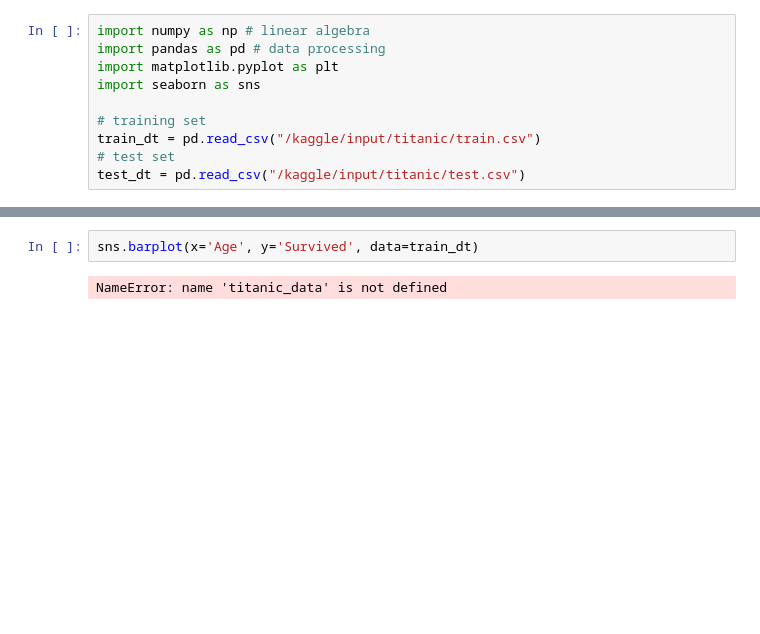
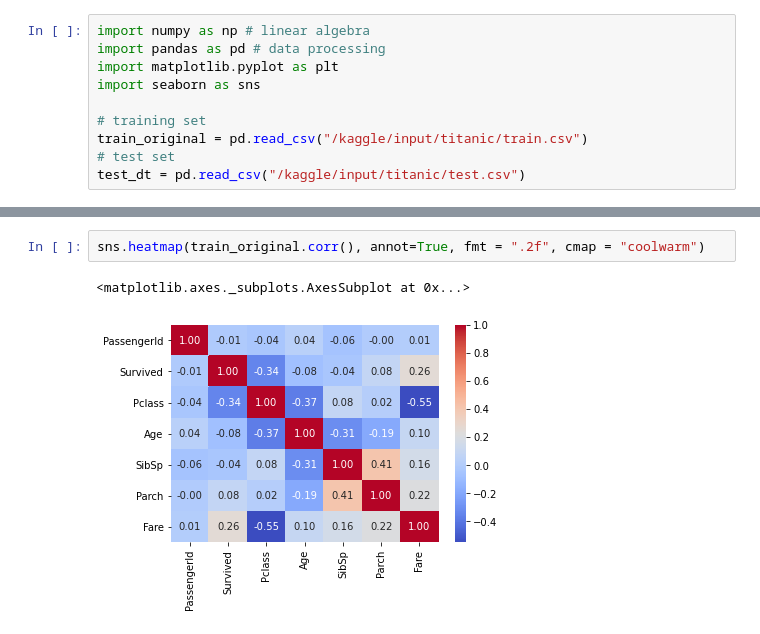
Before and after one commit to estelavilasboas/Kaggle-Titanic-Machine-Learning-from-Disaster, a Jupyter notebook: competition-titanic-machine-learning.ipynb, the cells around one changed output, grey strips where cells are left out. Saved outputs shown, nothing was run; the diff lists cells and outputs as text; blank space fills up the shorter version.

```diff
--- a/competition-titanic-machine-learning.ipynb
+++ b/competition-titanic-machine-learning.ipynb
@@ -5,7 +5,7 @@ import matplotlib.pyplot as plt
 import seaborn as sns
 
 # training set
-train_dt = pd.read_csv("/kaggle/input/titanic/train.csv")
+train_original = pd.read_csv("/kaggle/input/titanic/train.csv")
 # test set
 test_dt = pd.read_csv("/kaggle/input/titanic/test.csv")
 # %%
@@ -41,7 +41,8 @@ sns.barplot(x='Pclass', y='Survived', data=train_dt)
 # %% [output]
 <matplotlib.axes._subplots.AxesSubplot at 0x...>
 [figure]
-# %%
-sns.barplot(x='Age', y='Survived', data=train_dt)
-# %% [output]
-NameError: name 'titanic_data' is not defined
+# %%
+sns.heatmap(train_original.corr(), annot=True, fmt = ".2f", cmap = "coolwarm")
+# %% [output]
+<matplotlib.axes._subplots.AxesSubplot at 0x...>
+[figure, added]
```
Also changed, not shown: parts of 7 cells of this notebook.
